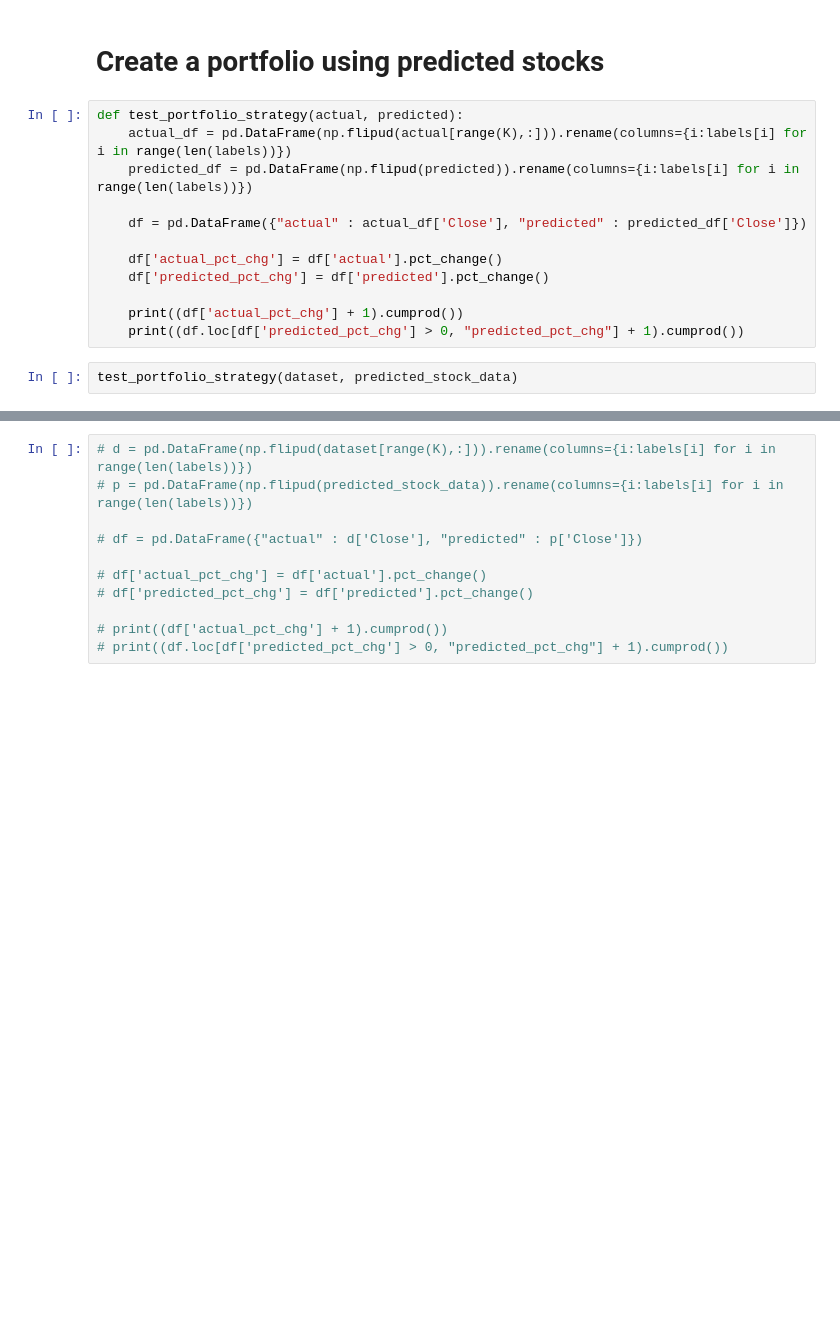
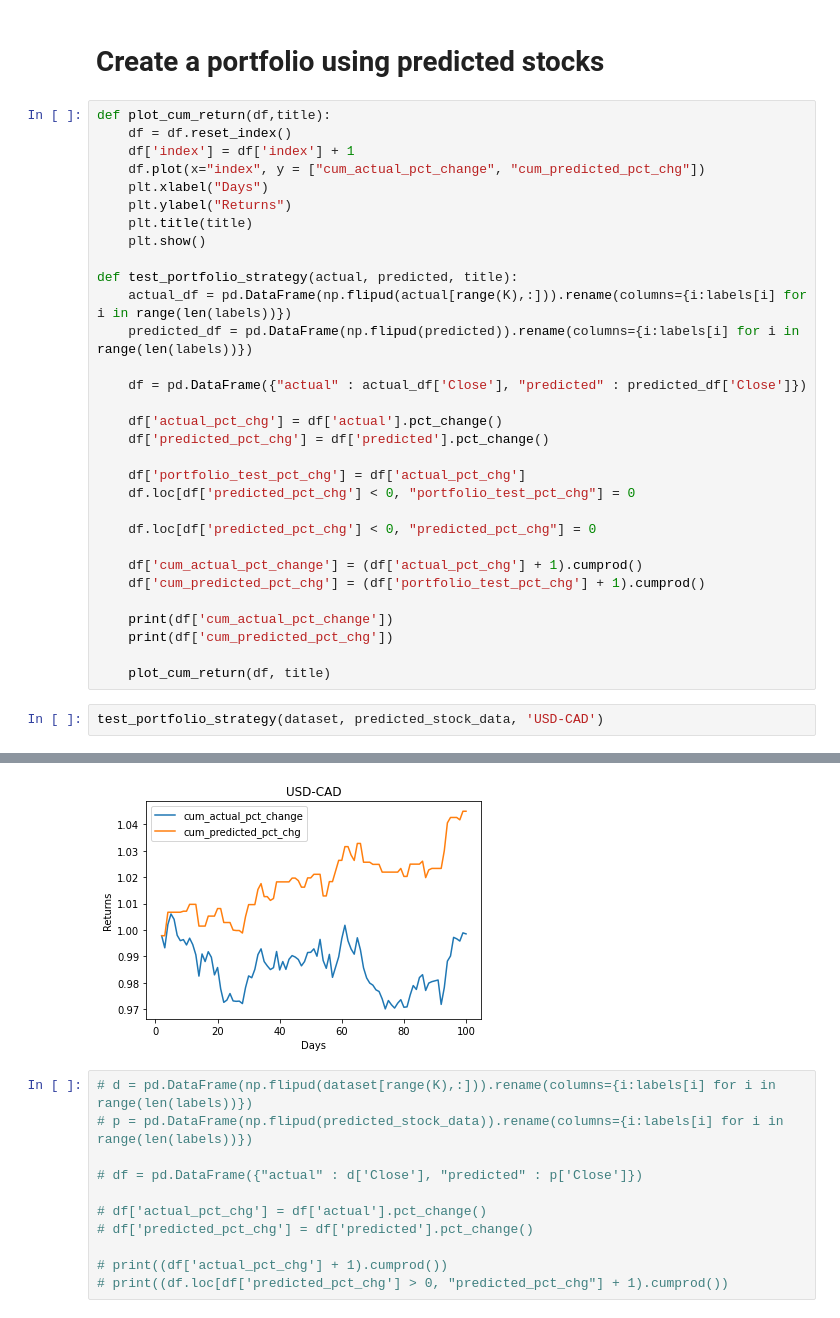
Before and after one commit to veryveryspooky/foreign_exchange_prediction, a Jupyter notebook: scratch.ipynb, the cells around one changed output, grey strips where cells are left out. Saved outputs shown, nothing was run; the diff lists cells and outputs as text; blank space fills up the shorter version.

Commit message:
Fixinf bug in test portfolio logic

```diff
--- a/scratch.ipynb
+++ b/scratch.ipynb
@@ -139,7 +139,16 @@ else:
 # %% [markdown]
 # Create a portfolio using predicted stocks
 # %%
-def test_portfolio_strategy(actual, predicted):
+def plot_cum_return(df,title):
+    df = df.reset_index()
+    df['index'] = df['index'] + 1
+    df.plot(x="index", y = ["cum_actual_pct_change", "cum_predicted_pct_chg"])
+    plt.xlabel("Days")
+    plt.ylabel("Returns")
+    plt.title(title)
+    plt.show()
+
+def test_portfolio_strategy(actual, predicted, title):
     actual_df = pd.DataFrame(np.flipud(actual[range(K),:])).rename(columns={i:labels[i] for i in range(len(labels))})
     predicted_df = pd.DataFrame(np.flipud(predicted)).rename(columns={i:labels[i] for i in range(len(labels))})
 
@@ -148,10 +157,20 @@ def test_portfolio_strategy(actual, predicted):
     df['actual_pct_chg'] = df['actual'].pct_change()
     df['predicted_pct_chg'] = df['predicted'].pct_change()
 
-    print((df['actual_pct_chg'] + 1).cumprod())
-    print((df.loc[df['predicted_pct_chg'] > 0, "predicted_pct_chg"] + 1).cumprod())
+    df['portfolio_test_pct_chg'] = df['actual_pct_chg']
+    df.loc[df['predicted_pct_chg'] < 0, "portfolio_test_pct_chg"] = 0
+
+    df.loc[df['predicted_pct_chg'] < 0, "predicted_pct_chg"] = 0
+
+    df['cum_actual_pct_change'] = (df['actual_pct_chg'] + 1).cumprod()
+    df['cum_predicted_pct_chg'] = (df['portfolio_test_pct_chg'] + 1).cumprod()
+
+    print(df['cum_actual_pct_change'])
+    print(df['cum_predicted_pct_chg'])
+
+    plot_cum_return(df, title)
 # %%
-test_portfolio_strategy(dataset, predicted_stock_data)
+test_portfolio_strategy(dataset, predicted_stock_data, 'USD-CAD')
 # %% [output]
 0          NaN
 1     0.997823
@@ -173,3 +192,4 @@ Name: predicted_pct_chg, dtype: float64
+[figure, added]
 # %%
 # d = pd.DataFrame(np.flipud(dataset[range(K),:])).rename(columns={i:labels[i] for i in range(len(labels))})
 # p = pd.DataFrame(np.flipud(predicted_stock_data)).rename(columns={i:labels[i] for i in range(len(labels))})
```
Also changed, not shown: parts of 8 cells of this notebook.
